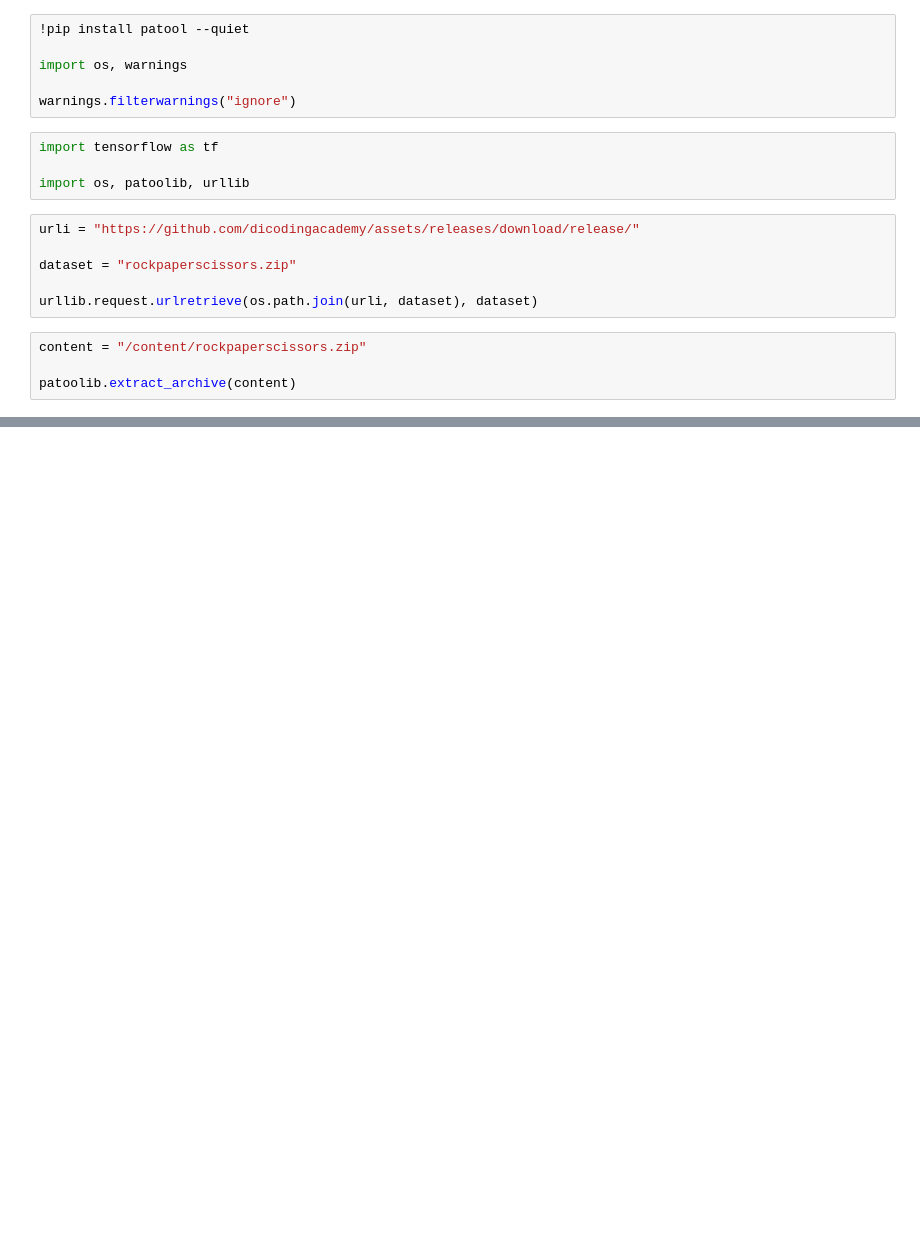
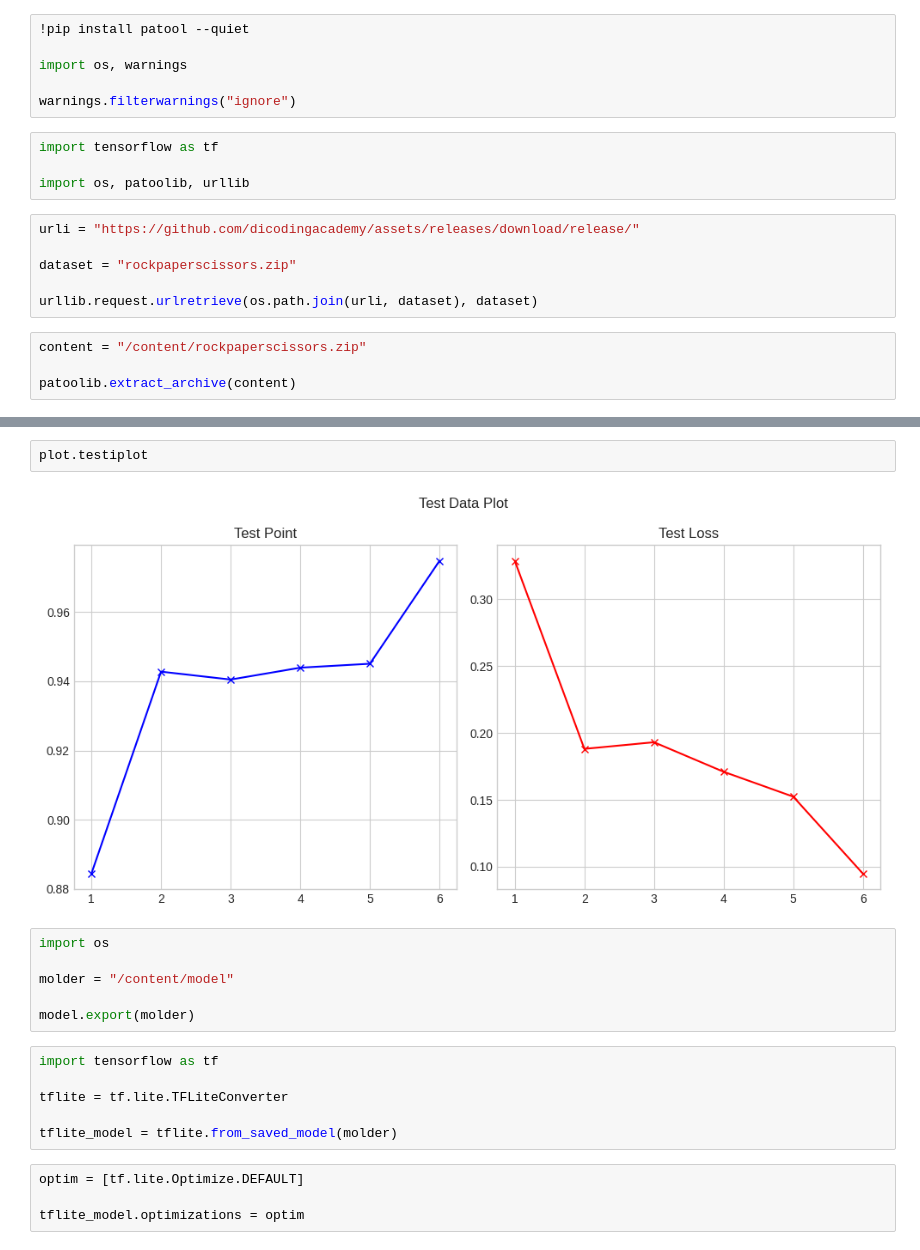
Before and after one commit to Kulnita/Hut, a Jupyter notebook: Lab 01.ipynb, the cells around one changed output, grey strips where cells are left out. Drawn from its saved outputs; the diff is of its cells as text; blank space fills up the shorter version.

```diff
--- a/Lab 01.ipynb
+++ b/Lab 01.ipynb
@@ -57,0 +154,20 @@ validation = validation_generator.flow_from_directory(
+# %%
+plot.testiplot
+# %% [output]
+[figure, added]
+# %%
+import os
+
+molder = "/content/model"
+
+model.export(molder)
+# %%
+import tensorflow as tf
+
+tflite = tf.lite.TFLiteConverter
+
+tflite_model = tflite.from_saved_model(molder)
+# %%
+optim = [tf.lite.Optimize.DEFAULT]
+
+tflite_model.optimizations = optim
```
Also changed, not shown: parts of 23 cells of this notebook, 1 other file.
